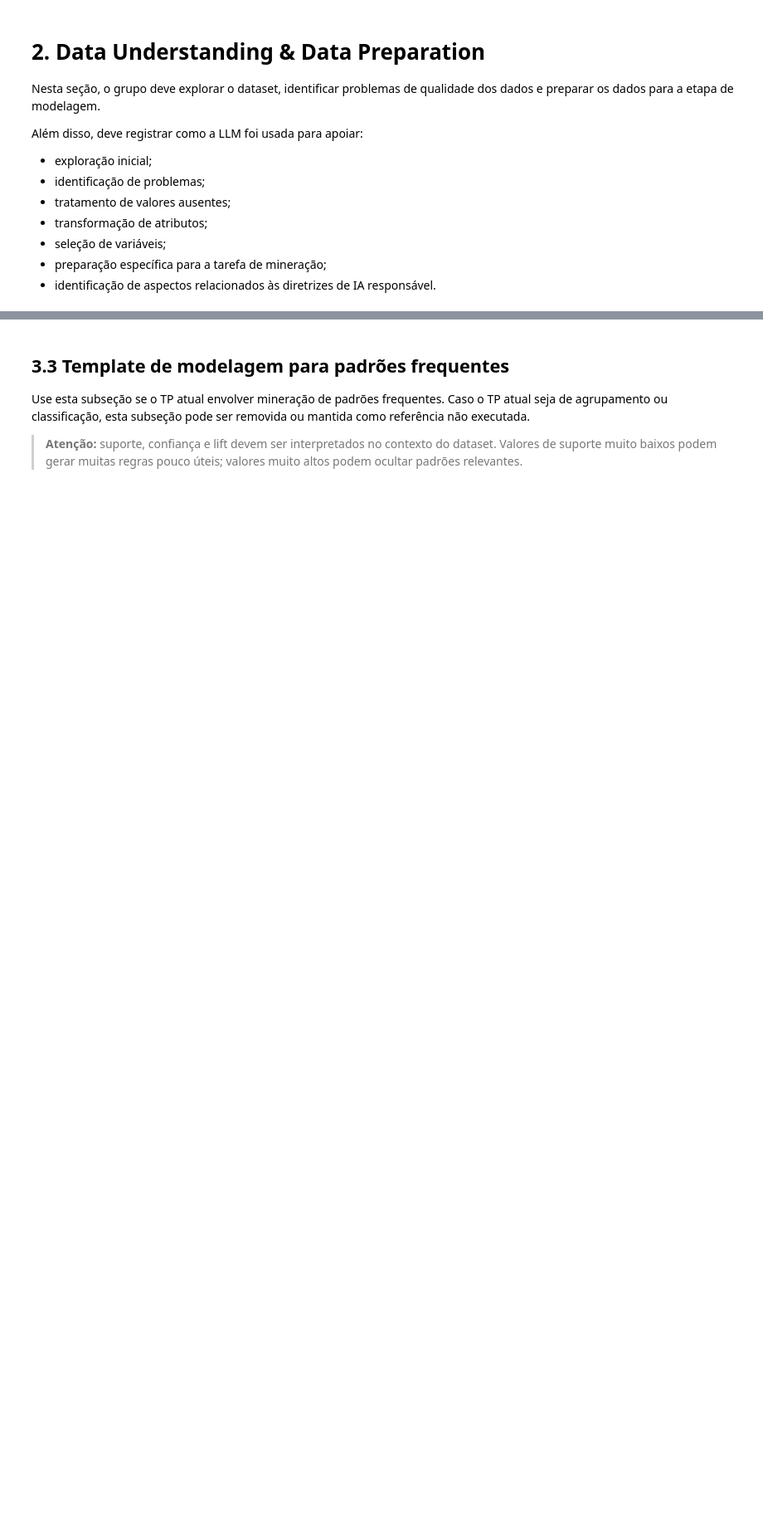
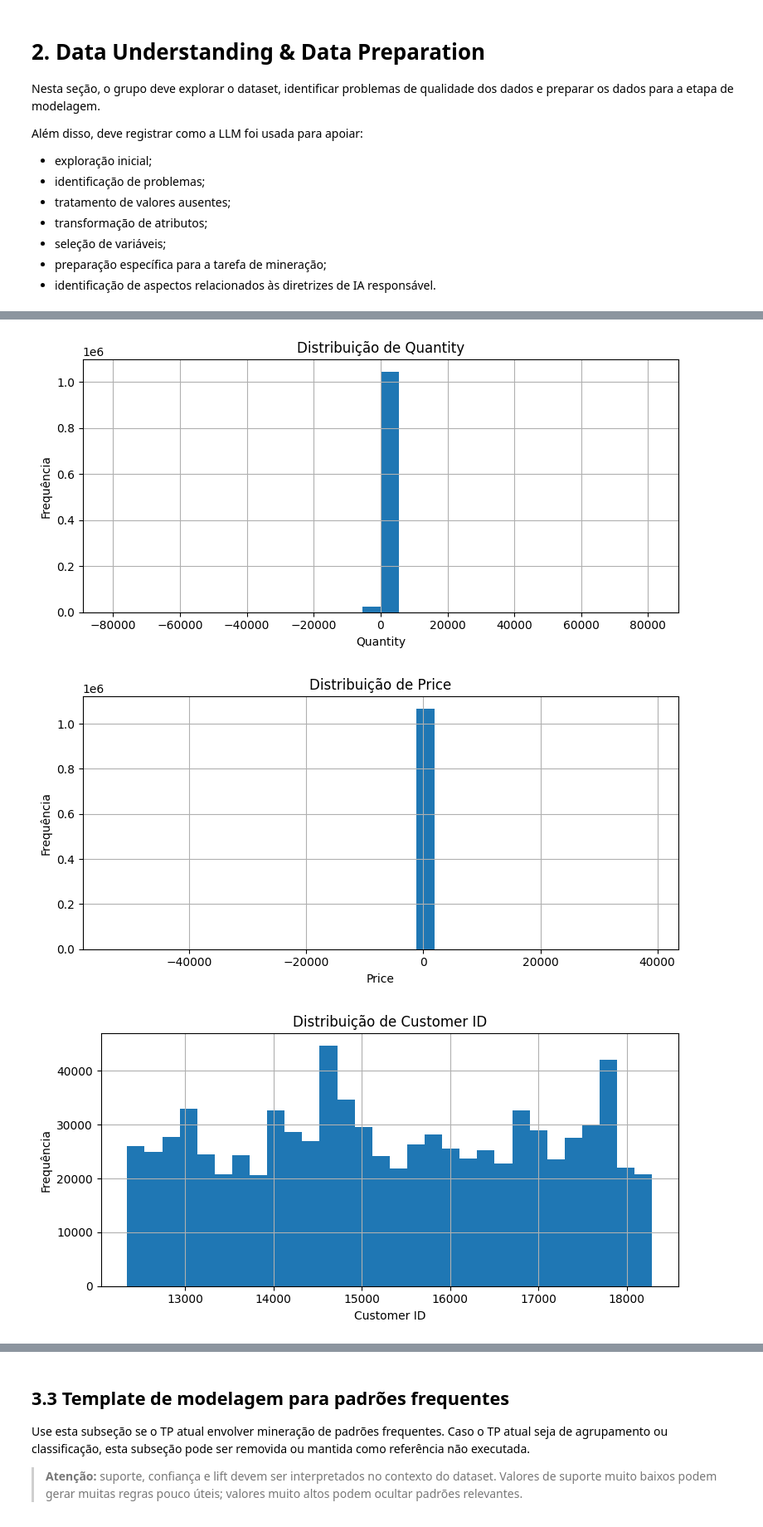
Before and after one commit to jg2alv/tp1-md, a Jupyter notebook: tp1/TP1_Fase2_Grupo13_Giordano.ipynb, the cells around one changed output, grey strips where cells are left out. Shown at 83% size. Drawn from its saved outputs; the diff is of its cells as text; code cells hidden in the pictures; blank space fills up the shorter version.

```diff
--- a/tp1/TP1_Fase2_Grupo13_Giordano.ipynb
+++ b/tp1/TP1_Fase2_Grupo13_Giordano.ipynb
@@ -112,7 +112,7 @@ RANDOM_STATE = 42
 # Exemplos:
 # DATA_PATH = "dados/dataset.csv"
 # DATA_PATH = "/content/dataset.csv"
-DATA_PATH = "online_retail.csv"
+DATA_PATH = "online_retail_II.csv"
 
 # Tipo de tarefa do TP.
 # Opções sugeridas:
@@ -322,8 +322,8 @@ def carregar_dataset(caminho: str) -> pd.DataFrame:
         raise ValueError("Formato não tratado neste modelo. Adapte a função carregar_dataset.")
 
 # Exemplo de uso:
-# df = carregar_dataset(DATA_PATH)
+df = carregar_dataset(DATA_PATH)
 # print("Dataset carregado com sucesso.")
 # print(f"Número de linhas: {df.shape[0]}")
 # print(f"Número de colunas: {df.shape[1]}")
-# display(df.head())
+display(df.head())
@@ -431,33 +464,40 @@ def plot_distribuicao_numerica(df: pd.DataFrame, coluna: str) -> None:
 
 def plot_contagem_categorica(df: pd.DataFrame, coluna: str, top_n: int = 20) -> None:
     plt.figure(figsize=(10, 4))
     df[coluna].value_counts(dropna=False).head(top_n).plot(kind="bar")
     plt.title(f"Contagem de valores — {coluna}")
     plt.xlabel(coluna)
     plt.ylabel("Frequência")
     plt.xticks(rotation=45, ha="right")
     plt.tight_layout()
     plt.show()
 
 def plot_matriz_correlacao(df: pd.DataFrame) -> None:
     numericas = df.select_dtypes(include=np.number)
 
     if numericas.shape[1] < 2:
         print("Não há pelo menos duas variáveis numéricas para calcular correlação.")
         return
 
     corr = numericas.corr()
 
     plt.figure(figsize=(8, 6))
     plt.imshow(corr, aspect="auto")
     plt.colorbar()
     plt.xticks(range(len(corr.columns)), corr.columns, rotation=45, ha="right")
     plt.yticks(range(len(corr.columns)), corr.columns)
     plt.title("Matriz de correlação — variáveis numéricas")
     plt.tight_layout()
     plt.show()
 
 # Exemplos de uso:
-# plot_distribuicao_numerica(df, "[COLUNA_NUMERICA]")
-# plot_contagem_categorica(df, "[COLUNA_CATEGORICA]")
-# plot_matriz_correlacao(df)
+nums = ['Quantity', 'Price', 'Customer ID']
+cats = ['Invoice', 'StockCode', 'Description', 'InvoiceDate', 'Country']
+
+[ plot_distribuicao_numerica(df, n) for n in nums ]
+[ plot_contagem_categorica(df, c) for c in cats ]
+plot_matriz_correlacao(df)
+# %% [output]
+[figure, added]
+[figure, added]
+[figure, added]
```
Also changed, not shown: parts of 14 cells of this notebook, 1 other file.
